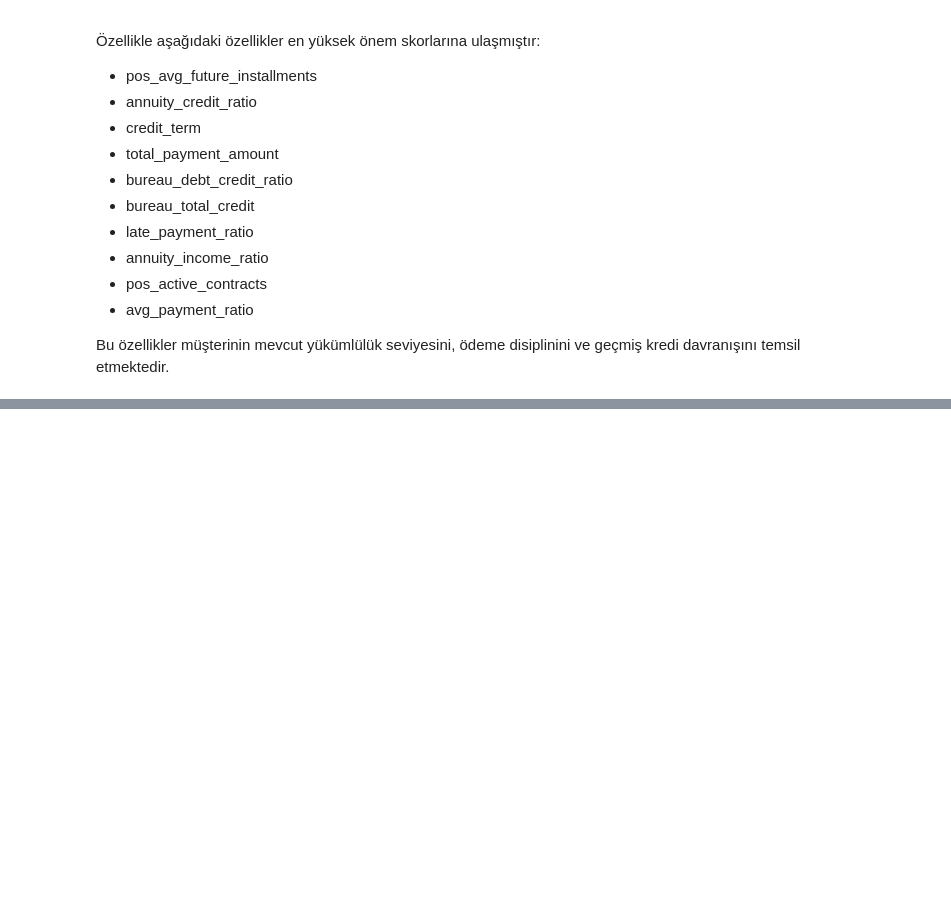
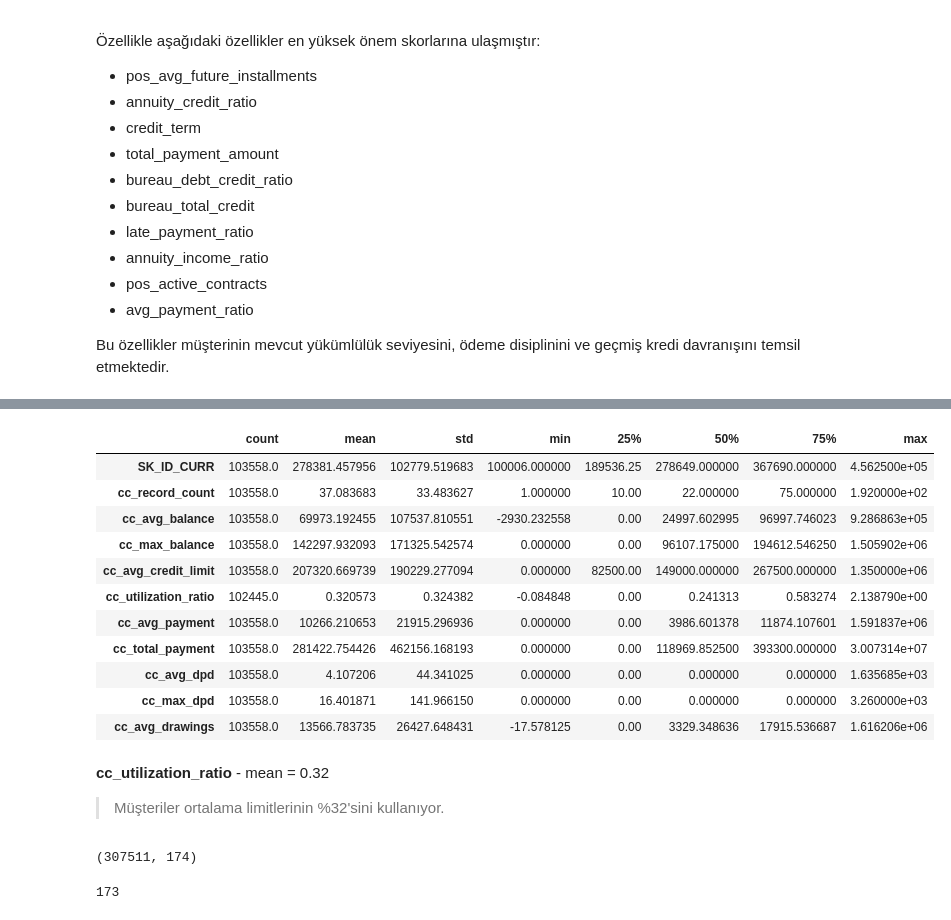
Before and after one commit to rabiadurgt/creditguard-ai, a Jupyter notebook: notebooks/03_feature_engineering.ipynb, the cells around one changed output, grey strips where cells are left out. Cells and saved outputs as stored; diff of their text form; code cells hidden in the pictures; blank space fills up the shorter version.

```diff
--- a/notebooks/03_feature_engineering.ipynb
+++ b/notebooks/03_feature_engineering.ipynb
@@ -273,3 +273,23 @@ Feature engineering çalışmaları sonucunda oluşturulan müşteri davranış
 - avg_payment_ratio
 
 Bu özellikler müşterinin mevcut yükümlülük seviyesini, ödeme disiplinini ve geçmiş kredi davranışını temsil etmektedir.
+# %%
+import pandas as pd
+
+credit_card = pd.read_csv(
+    "../data/raw/credit_card_balance.csv"
+)
+
+from src.features.build_credit_card_features import (
+    build_credit_card_features
+)
+
+credit_card_features = (
+    build_credit_card_features(
+        credit_card
+    )
+)
+
+print(credit_card_features.shape)
+
+credit_card_features.head()
@@ -275,0 +304,37 @@ Bu özellikler müşterinin mevcut yükümlülük seviyesini, ödeme disiplinini
+# %%
+
+
+credit_card_features.describe().T
+# %% [output]
+|  | count | mean | std | min | 25% | 50% | 75% | max |
+| SK_ID_CURR | 103558.0 | 278381.457956 | 102779.519683 | 100006.000000 | 189536.25 | 278649.000000 | 367690.000000 | 4.562500e+05 |
+| cc_record_count | 103558.0 | 37.083683 | 33.483627 | 1.000000 | 10.00 | 22.000000 | 75.000000 | 1.920000e+02 |
+| cc_avg_balance | 103558.0 | 69973.192455 | 107537.810551 | -2930.232558 | 0.00 | 24997.602995 | 96997.746023 | 9.286863e+05 |
+| cc_max_balance | 103558.0 | 142297.932093 | 171325.542574 | 0.000000 | 0.00 | 96107.175000 | 194612.546250 | 1.505902e+06 |
+| cc_avg_credit_limit | 103558.0 | 207320.669739 | 190229.277094 | 0.000000 | 82500.00 | 149000.000000 | 267500.000000 | 1.350000e+06 |
+| cc_utilization_ratio | 102445.0 | 0.320573 | 0.324382 | -0.084848 | 0.00 | 0.241313 | 0.583274 | 2.138790e+00 |
+| cc_avg_payment | 103558.0 | 10266.210653 | 21915.296936 | 0.000000 | 0.00 | 3986.601378 | 11874.107601 | 1.591837e+06 |
+| cc_total_payment | 103558.0 | 281422.754426 | 462156.168193 | 0.000000 | 0.00 | 118969.852500 | 393300.000000 | 3.007314e+07 |
+| cc_avg_dpd | 103558.0 | 4.107206 | 44.341025 | 0.000000 | 0.00 | 0.000000 | 0.000000 | 1.635685e+03 |
+| cc_max_dpd | 103558.0 | 16.401871 | 141.966150 | 0.000000 | 0.00 | 0.000000 | 0.000000 | 3.260000e+03 |
+| cc_avg_drawings | 103558.0 | 13566.783735 | 26427.648431 | -17.578125 | 0.00 | 3329.348636 | 17915.536687 | 1.616206e+06 |
+# %% [markdown]
+**cc_utilization_ratio** - mean = 0.32
+
+> Müşteriler ortalama limitlerinin %32'sini kullanıyor.
+# %%
+df = prepare_dataset(
+    "../data/processed/train_feature_store.parquet"
+)
+
+print(df.shape)
+# %% [output]
+(307511, 174)
+# %%
+X = df.drop(columns=["TARGET"])
+
+feature_names = X.columns
+
+len(feature_names)
+# %% [output]
+173
```
Also changed, not shown: parts of 4 cells of this notebook, 6 other files.
